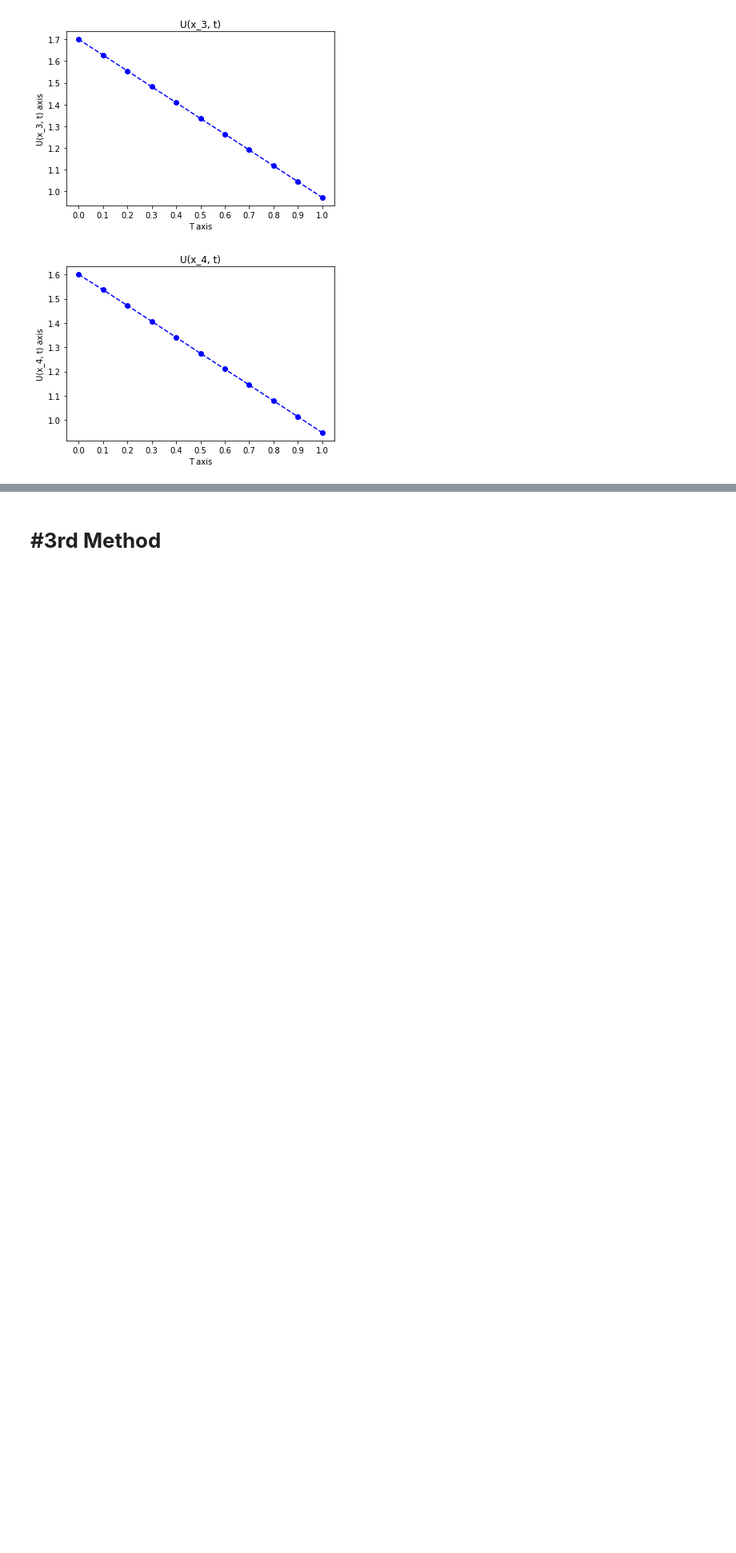
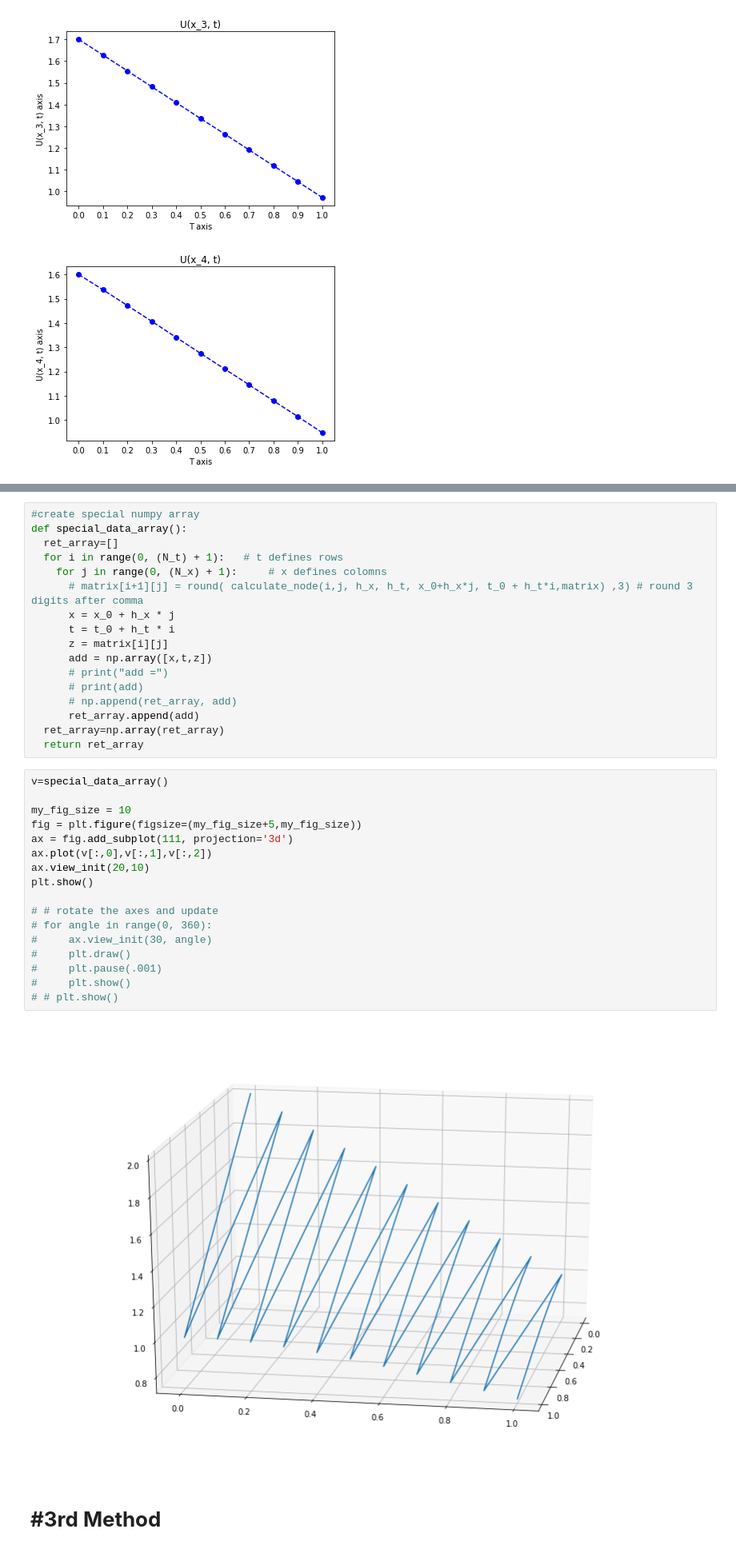
Before and after one commit to HIDDENDEN/Math_models, a Jupyter notebook: MyWork.ipynb, the cells around one changed output, grey strips where cells are left out. Shown at 80% size. Cells and saved outputs as stored; diff of their text form; blank space fills up the shorter version.

```diff
--- a/MyWork.ipynb
+++ b/MyWork.ipynb
@@ -190,3 +206,39 @@ for startIterationFor_x_j in range(num_of_graphs_coloms):
+# %%
+#create special numpy array
+def special_data_array():
+  ret_array=[]
+  for i in range(0, (N_t) + 1):   # t defines rows
+    for j in range(0, (N_x) + 1):     # x defines colomns
+      # matrix[i+1][j] = round( calculate_node(i,j, h_x, h_t, x_0+h_x*j, t_0 + h_t*i,matrix) ,3) # round 3 digits after comma
+      x = x_0 + h_x * j
+      t = t_0 + h_t * i
+      z = matrix[i][j]
+      add = np.array([x,t,z])
+      # print("add =")
+      # print(add)
+      # np.append(ret_array, add)
+      ret_array.append(add)
+  ret_array=np.array(ret_array)
+  return ret_array
+# %%
+v=special_data_array()
+
+my_fig_size = 10
+fig = plt.figure(figsize=(my_fig_size+5,my_fig_size))
+ax = fig.add_subplot(111, projection='3d')
+ax.plot(v[:,0],v[:,1],v[:,2])
+ax.view_init(20,10)
+plt.show()
+
+# # rotate the axes and update
+# for angle in range(0, 360):
+#     ax.view_init(30, angle)
+#     plt.draw()
+#     plt.pause(.001)
+#     plt.show()
+# # plt.show()
+# %% [output]
+[figure, added]
 # %% [markdown]
 # **#3rd Method**
 # %% [markdown]
```
Also changed, not shown: parts of 27 cells of this notebook.
